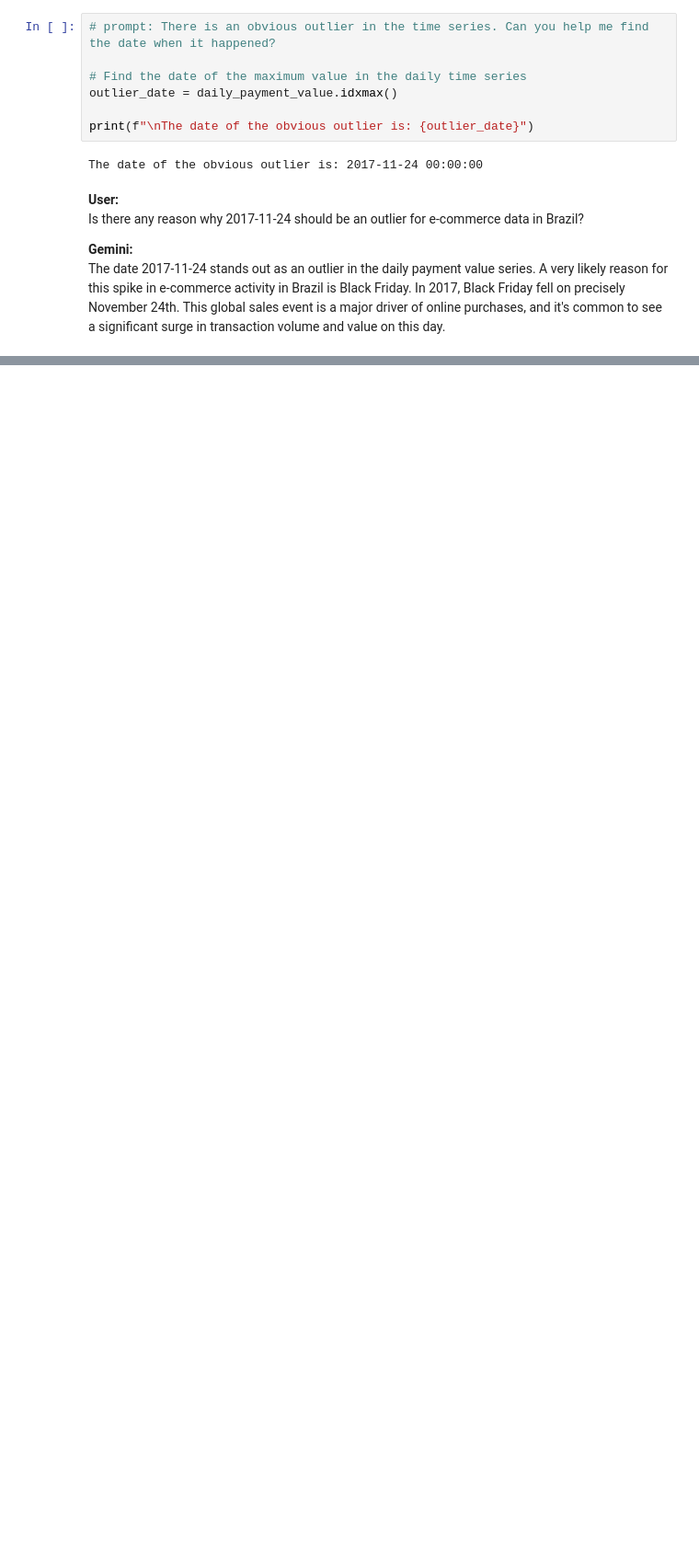
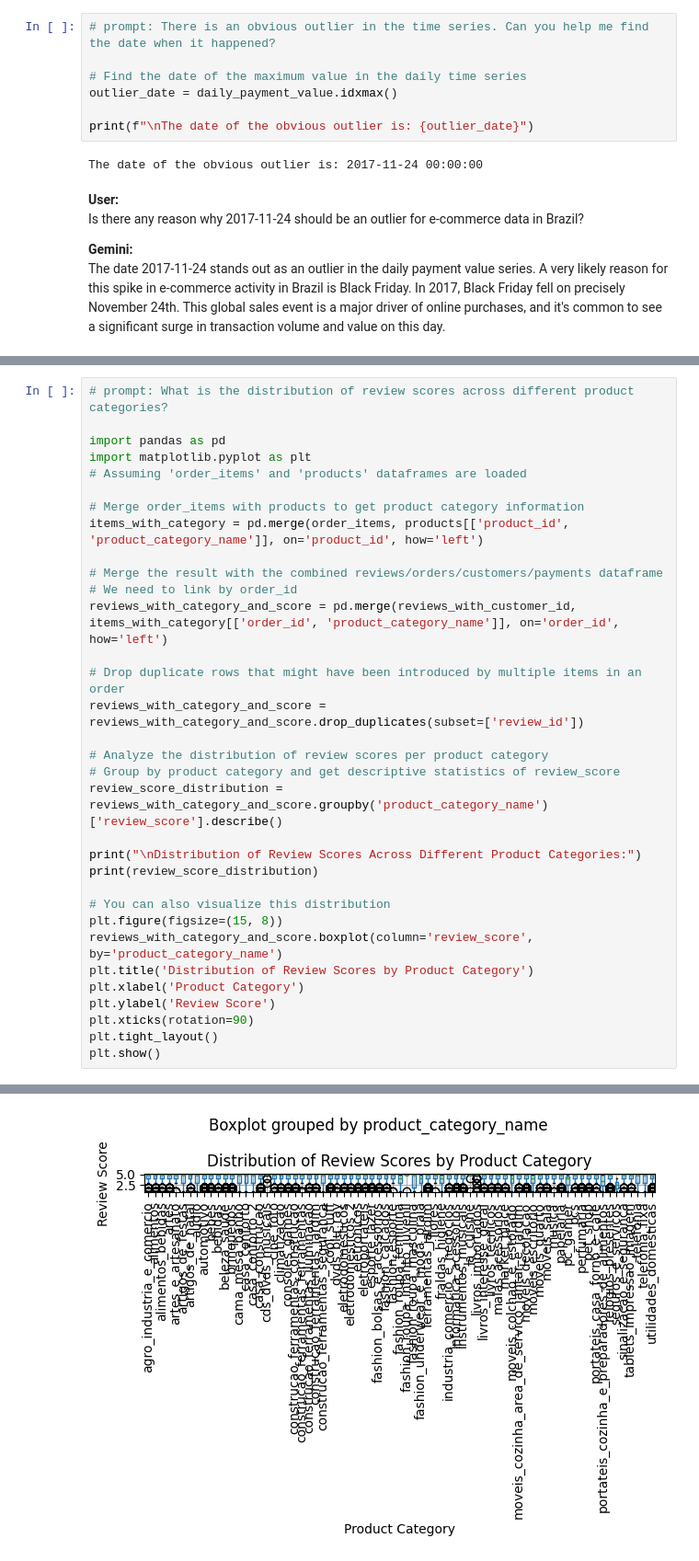
Before and after one commit to fsansegundo/Herramientas_IA_analisis_datos, a Jupyter notebook: EDA_with_gemini.ipynb, the cells around one changed output, grey strips where cells are left out. Shown at 92% size. Cells and saved outputs as stored; diff of their text form; blank space fills up the shorter version.

Commit message:
EDA_with_gemini.ipynb, review scores distribution per category analysis

```diff
--- a/EDA_with_gemini.ipynb
+++ b/EDA_with_gemini.ipynb
@@ -856,0 +861,34 @@ The date 2017-11-24 stands out as an outlier in the daily payment value series.
+# %%
+# prompt: What is the distribution of review scores across different product categories?
+
+import pandas as pd
+import matplotlib.pyplot as plt
+# Assuming 'order_items' and 'products' dataframes are loaded
+
+# Merge order_items with products to get product category information
+items_with_category = pd.merge(order_items, products[['product_id', 'product_category_name']], on='product_id', how='left')
+
+# Merge the result with the combined reviews/orders/customers/payments dataframe
+# We need to link by order_id
+reviews_with_category_and_score = pd.merge(reviews_with_customer_id, items_with_category[['order_id', 'product_category_name']], on='order_id', how='left')
+
+# Drop duplicate rows that might have been introduced by multiple items in an order
+reviews_with_category_and_score = reviews_with_category_and_score.drop_duplicates(subset=['review_id'])
+
+# Analyze the distribution of review scores per product category
+# Group by product category and get descriptive statistics of review_score
+review_score_distribution = reviews_with_category_and_score.groupby('product_category_name')['review_score'].describe()
+
+print("\nDistribution of Review Scores Across Different Product Categories:")
+print(review_score_distribution)
+
+# You can also visualize this distribution
+plt.figure(figsize=(15, 8))
+reviews_with_category_and_score.boxplot(column='review_score', by='product_category_name')
+plt.title('Distribution of Review Scores by Product Category')
+plt.xlabel('Product Category')
+plt.ylabel('Review Score')
+plt.xticks(rotation=90)
+plt.tight_layout()
+plt.show()
+# %% [output]
@@ -856,0 +912 @@ The date 2017-11-24 stands out as an outlier in the daily payment value series.
+[figure, added]
```
Also changed, not shown: parts of 27 cells of this notebook.
